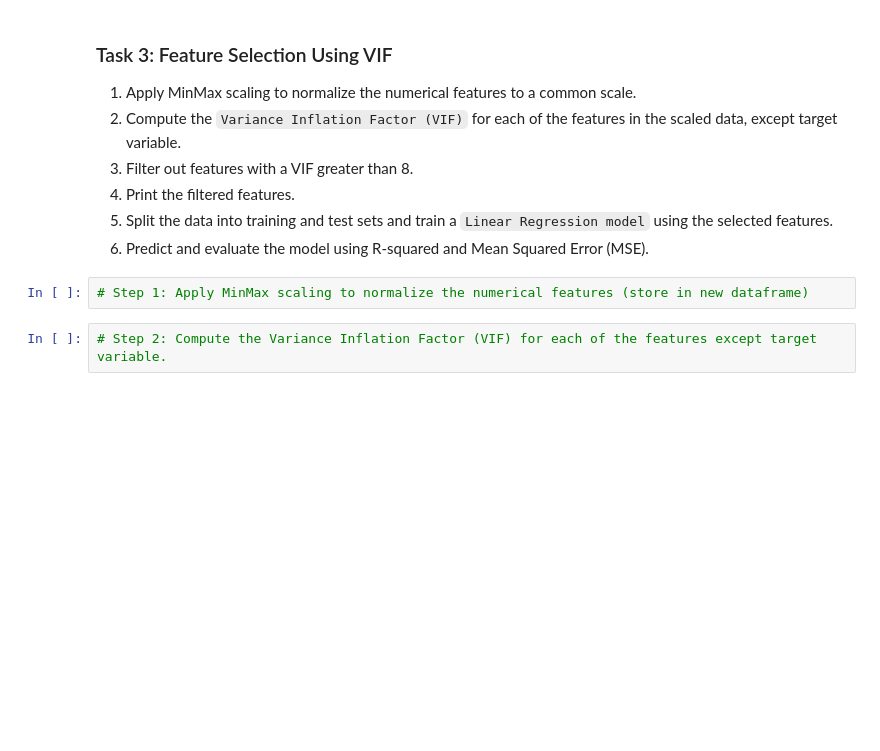
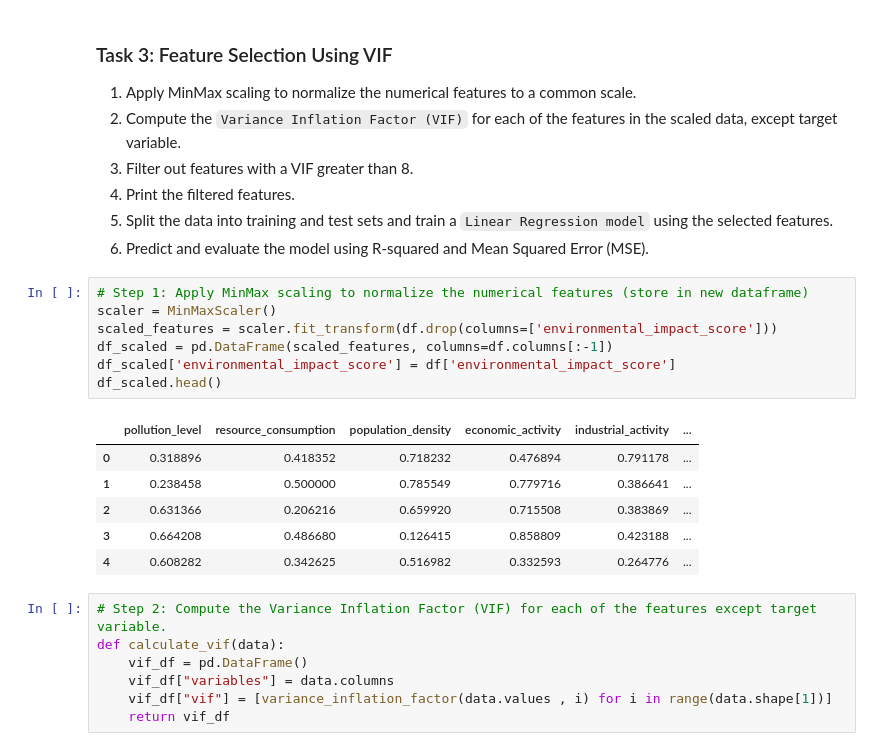
Before and after one commit to imabuzerdatascience/Machine_learning, a Jupyter notebook: 5. Feature_engineering/3.Exercise/environmental impact analysis project.ipynb, the cells around one changed output. Drawn from its saved outputs; the diff is of its cells as text; blank space fills up the shorter version.

```diff
--- a/5. Feature_engineering/3.Exercise/environmental impact analysis project.ipynb
+++ b/5. Feature_engineering/3.Exercise/environmental impact analysis project.ipynb
@@ -149,7 +142,24 @@ np.float64(-156.9285178922698)
 6. Predict and evaluate the model using R-squared and Mean Squared Error (MSE).
 # %%
 # Step 1: Apply MinMax scaling to normalize the numerical features (store in new dataframe)
+scaler = MinMaxScaler()
+scaled_features = scaler.fit_transform(df.drop(columns=['environmental_impact_score']))
+df_scaled = pd.DataFrame(scaled_features, columns=df.columns[:-1])
+df_scaled['environmental_impact_score'] = df['environmental_impact_score']
+df_scaled.head()
+# %% [output]
+|  | pollution_level | resource_consumption | population_density | economic_activity | industrial_activity | ... |
+| 0 | 0.318896 | 0.418352 | 0.718232 | 0.476894 | 0.791178 | ... |
+| 1 | 0.238458 | 0.500000 | 0.785549 | 0.779716 | 0.386641 | ... |
+| 2 | 0.631366 | 0.206216 | 0.659920 | 0.715508 | 0.383869 | ... |
+| 3 | 0.664208 | 0.486680 | 0.126415 | 0.858809 | 0.423188 | ... |
+| 4 | 0.608282 | 0.342625 | 0.516982 | 0.332593 | 0.264776 | ... |
 # %%
 # Step 2: Compute the Variance Inflation Factor (VIF) for each of the features except target variable.
+def calculate_vif(data):
+    vif_df = pd.DataFrame()
+    vif_df["variables"] = data.columns
+    vif_df["vif"] = [variance_inflation_factor(data.values , i) for i in range(data.shape[1])]
+    return vif_df
 # %%
 # Step3: Filter out features with a VIF greater than 8.
```
Also changed, not shown: parts of 5 cells of this notebook.
